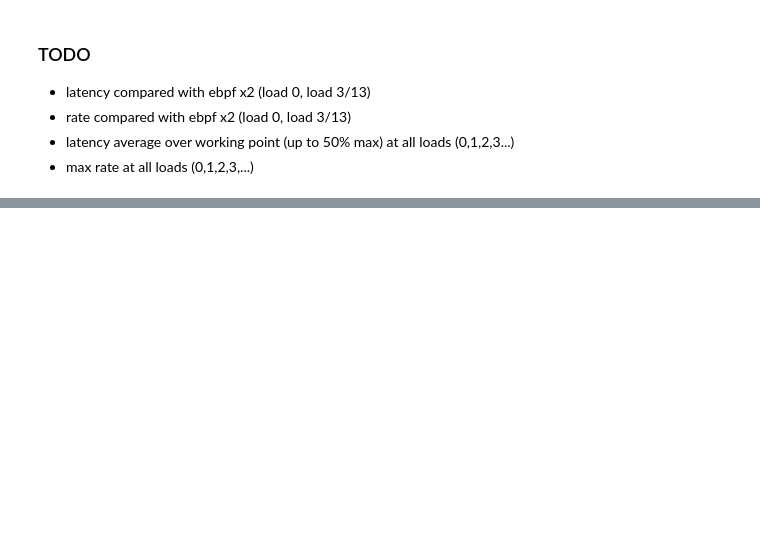
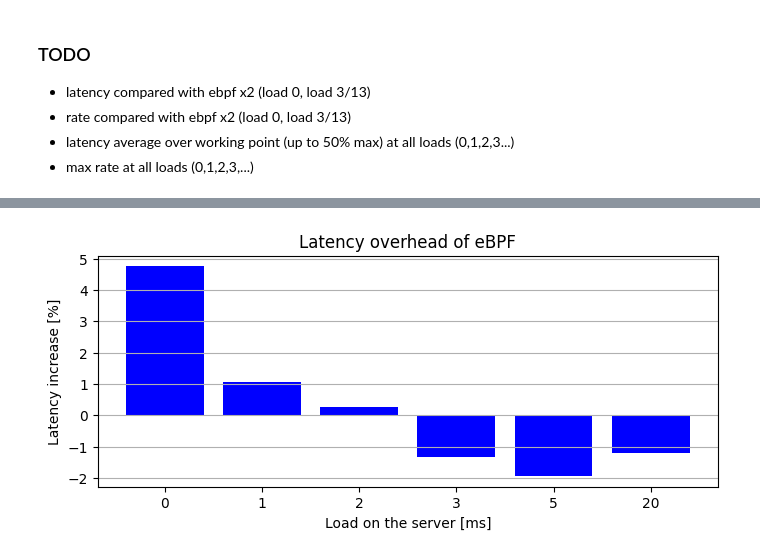
Before and after one commit to giulio-sido/bombardier, a Jupyter notebook: plot_bench.ipynb, the cells around one changed output, grey strips where cells are left out. Saved outputs shown, nothing was run; the diff lists cells and outputs as text; code cells hidden in the pictures; blank space fills up the shorter version.

Commit message:
plot update

```diff
--- a/plot_bench.ipynb
+++ b/plot_bench.ipynb
@@ -60,0 +101,6 @@ for test in TEST_LIST:
+# %%
+RATE_RANGES[test]
+CONN_LIST1.index(RATE_RANGES[test][0])
+CONN_LIST1[85:86]
+index_list = [CONN_LIST1.index(i) for i in RATE_RANGES[test]]
+index_list
@@ -60,0 +109,26 @@ for test in TEST_LIST:
+# %%
+lat_diff = list()
+lat_diff_perc = list()
+rate_diff = list()
+rate_diff_perc = list()
+for test in TEST_LIST2:
+    lat = np.array(results2[test]["latencies"][:40])
+    ebpf_lat = np.array(results2[test]["ebpf_latencies"][:40])
+
+    index_list = [CONN_LIST1.index(i) for i in RATE_RANGES[test]]
+    rate = np.array([results2[test]["rates"][i] for i in index_list])
+    ebpf_rate = np.array([results2[test]["ebpf_rates"][i] for i in index_list])
+    print(rate)
+    print(ebpf_rate)
+
+    diff = np.subtract(ebpf_lat, lat)
+    diff_perc = np.divide(diff, lat)
+    lat_diff.append(diff.mean())
+    lat_diff_perc.append(diff_perc.mean())
+
+    diff = np.subtract(ebpf_rate, rate)
+    diff_perc = np.divide(diff, rate)
+    rate_diff.append(diff.mean())
+    rate_diff_perc.append(diff_perc.mean())
+
+rate_diff_perc
@@ -60,0 +159,11 @@ for test in TEST_LIST:
+# %%
+fig, ax = plt.subplots(figsize=(8,3))
+ax.set_ylabel("Latency increase [%]")
+ax.bar([*range(6)], np.multiply(lat_diff_perc, 100), color="b")
+
+ax.set_xlabel("Load on the server [ms]")
+ax.set_title("Latency overhead of eBPF")
+ax.set_xticklabels([0, 0, 1, 2, 3, 5, 20])
+ax.grid(axis="y")
+# %% [output]
+[figure, added]
```
Also changed, not shown: parts of 28 cells of this notebook.
